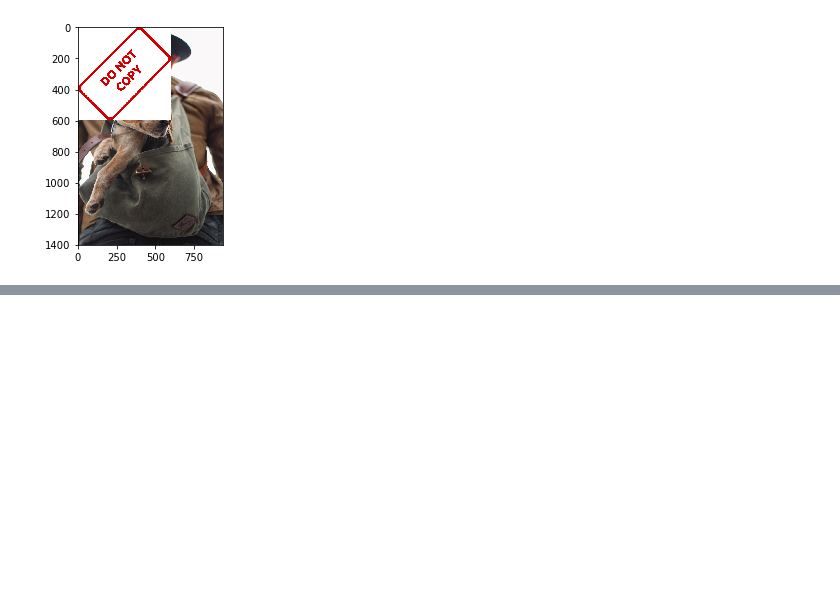
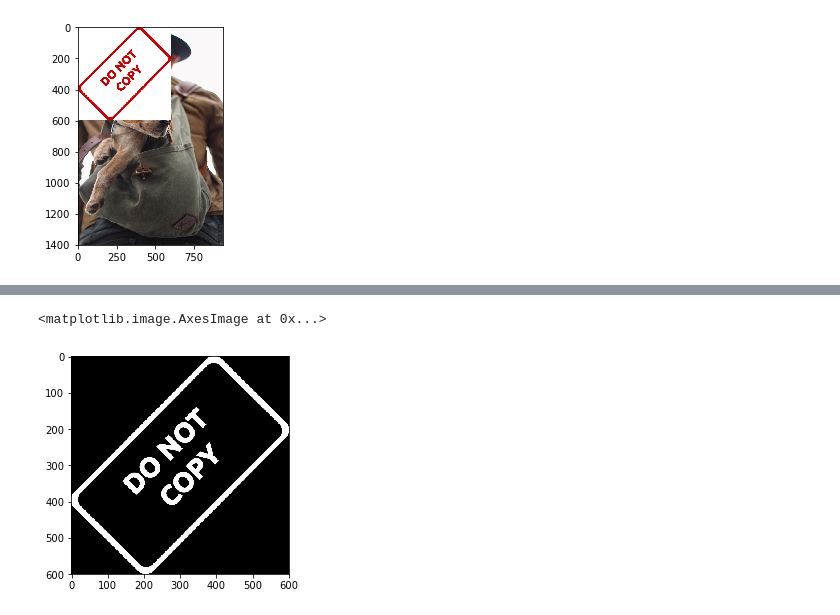
Before and after one commit to SandeepTukkunor/100_Days_Of_Code, a Jupyter notebook: Data Science/Open CV(Udemy)/4 . Image Processing/2 Blending_and_pasting_images.ipynb, the cells around one changed output, grey strips where cells are left out. Cells and saved outputs as stored; diff of their text form; code cells hidden in the pictures; blank space fills up the shorter version.

```diff
--- a/Data Science/Open CV(Udemy)/4 . Image Processing/2 Blending_and_pasting_images.ipynb
+++ b/Data Science/Open CV(Udemy)/4 . Image Processing/2 Blending_and_pasting_images.ipynb
@@ -84,0 +156,7 @@ plt.imshow(large_img)
+# %%
+mask_inv = cv2.bitwise_not(img2gray)
+# %%
+plt.imshow(mask_inv, cmap = 'gray')
+# %% [output]
+<matplotlib.image.AxesImage at 0x...>
+[figure, added]
```
Also changed, not shown: parts of 32 cells of this notebook, 1 other file.
